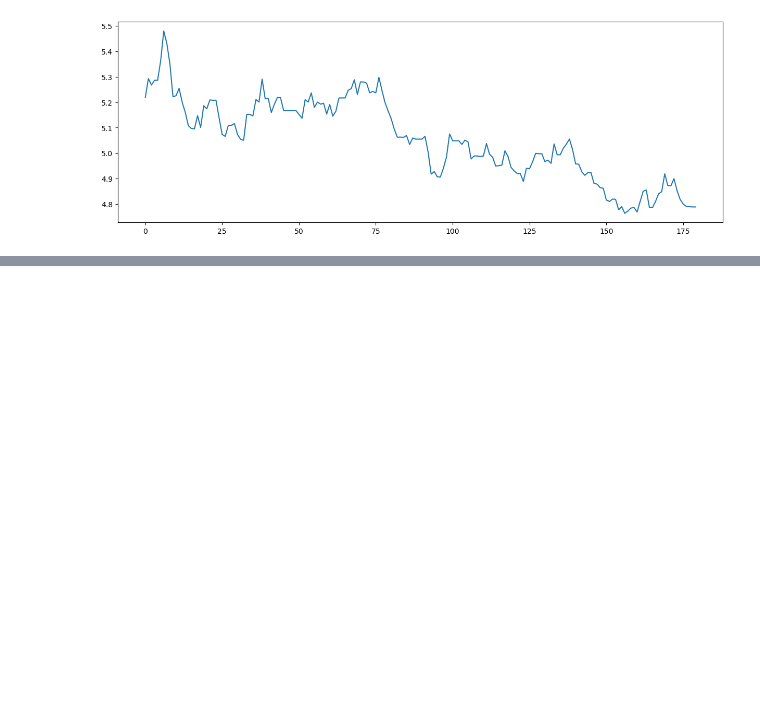
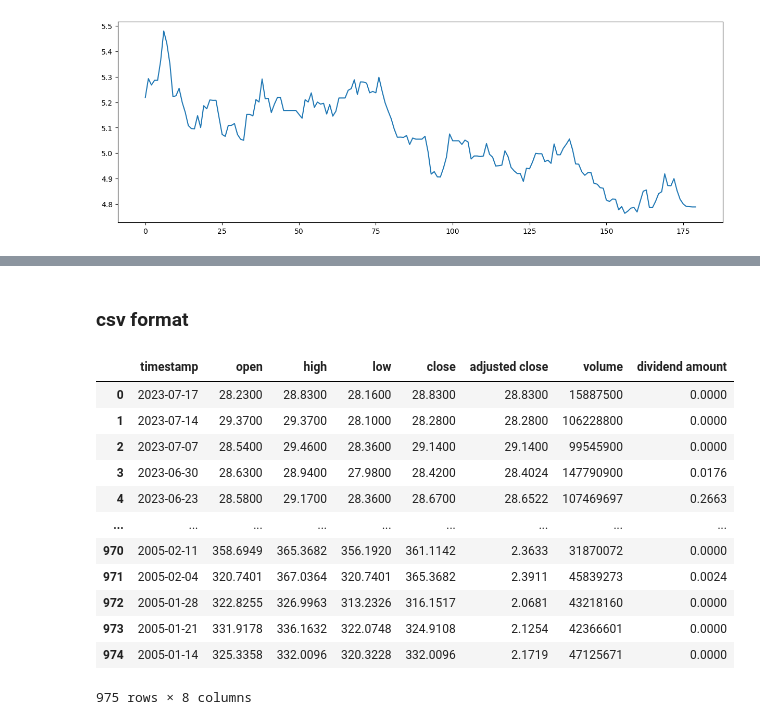
Before and after one commit to Carolinefcg/Python_Fundamentals, a Jupyter notebook: 3.3 Python APIs and JSON files.ipynb, the cells around one changed output, grey strips where cells are left out. Cells and saved outputs as stored; diff of their text form; code cells hidden in the pictures; blank space fills up the shorter version.

```diff
--- a/3.3 Python APIs and JSON files.ipynb
+++ b/3.3 Python APIs and JSON files.ipynb
@@ -153,0 +188,26 @@ display(tabela)
+# %% [markdown]
+### csv format
+# %%
+import pandas as pd
+from io import StringIO # from text to file
+
+# replace the "demo" apikey below with your own key from https://www.alphavantage.co/support/#api-key
+url = f'https://www.alphavantage.co/query?function=TIME_SERIES_WEEKLY_ADJUSTED&symbol=ITUB4.SAO&apikey={api_key}&datatype=csv'
+r = requests.get(url)
+
+tabela = pd.read_csv(StringIO(r.text))
+display(tabela)
+# %% [output]
+|  | timestamp | open | high | low | close | adjusted close | volume | dividend amount |
+| 0 | 2023-07-17 | 28.2300 | 28.8300 | 28.1600 | 28.8300 | 28.8300 | 15887500 | 0.0000 |
+| 1 | 2023-07-14 | 29.3700 | 29.3700 | 28.1000 | 28.2800 | 28.2800 | 106228800 | 0.0000 |
+| 2 | 2023-07-07 | 28.5400 | 29.4600 | 28.3600 | 29.1400 | 29.1400 | 99545900 | 0.0000 |
+| 3 | 2023-06-30 | 28.6300 | 28.9400 | 27.9800 | 28.4200 | 28.4024 | 147790900 | 0.0176 |
+| 4 | 2023-06-23 | 28.5800 | 29.1700 | 28.3600 | 28.6700 | 28.6522 | 107469697 | 0.2663 |
+| ... | ... | ... | ... | ... | ... | ... | ... | ... |
+| 970 | 2005-02-11 | 358.6949 | 365.3682 | 356.1920 | 361.1142 | 2.3633 | 31870072 | 0.0000 |
+| 971 | 2005-02-04 | 320.7401 | 367.0364 | 320.7401 | 365.3682 | 2.3911 | 45839273 | 0.0024 |
+| 972 | 2005-01-28 | 322.8255 | 326.9963 | 313.2326 | 316.1517 | 2.0681 | 43218160 | 0.0000 |
+| 973 | 2005-01-21 | 331.9178 | 336.1632 | 322.0748 | 324.9108 | 2.1254 | 42366601 | 0.0000 |
+| 974 | 2005-01-14 | 325.3358 | 332.0096 | 320.3228 | 332.0096 | 2.1719 | 47125671 | 0.0000 |
+975 rows × 8 columns
```
Also changed, not shown: parts of 28 cells of this notebook.
